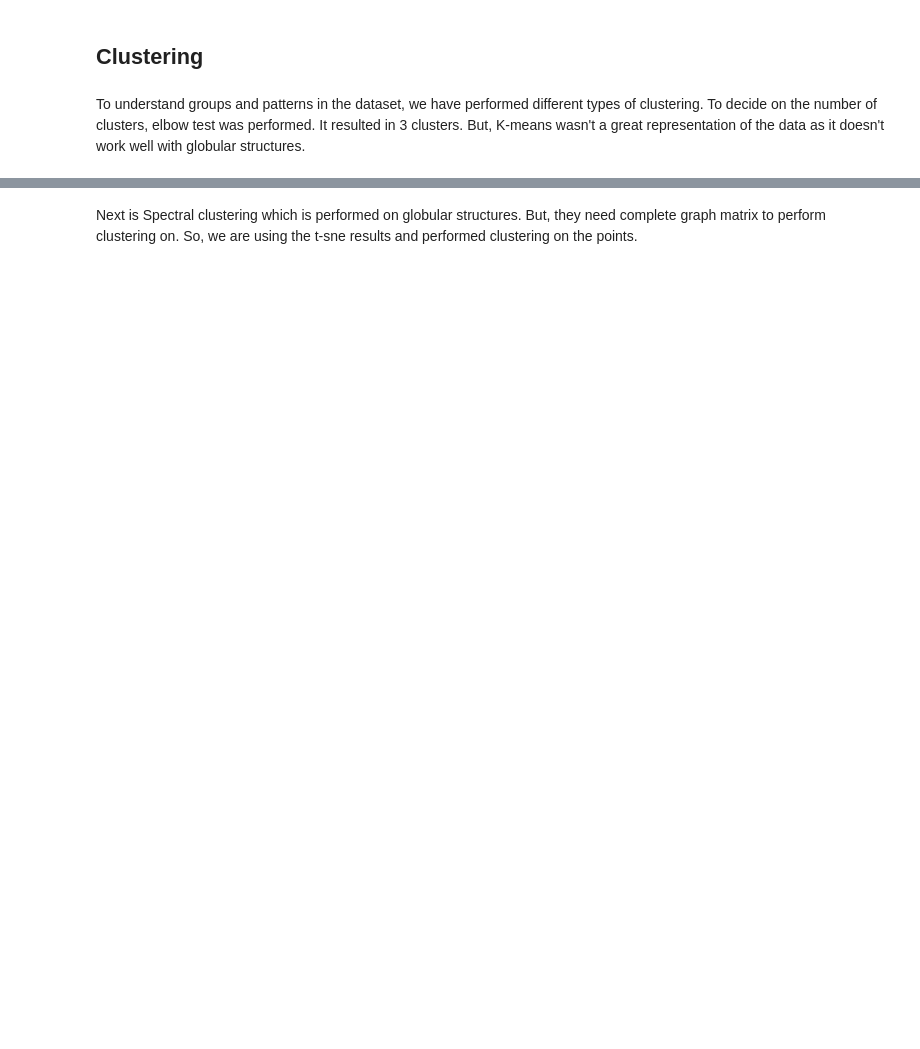
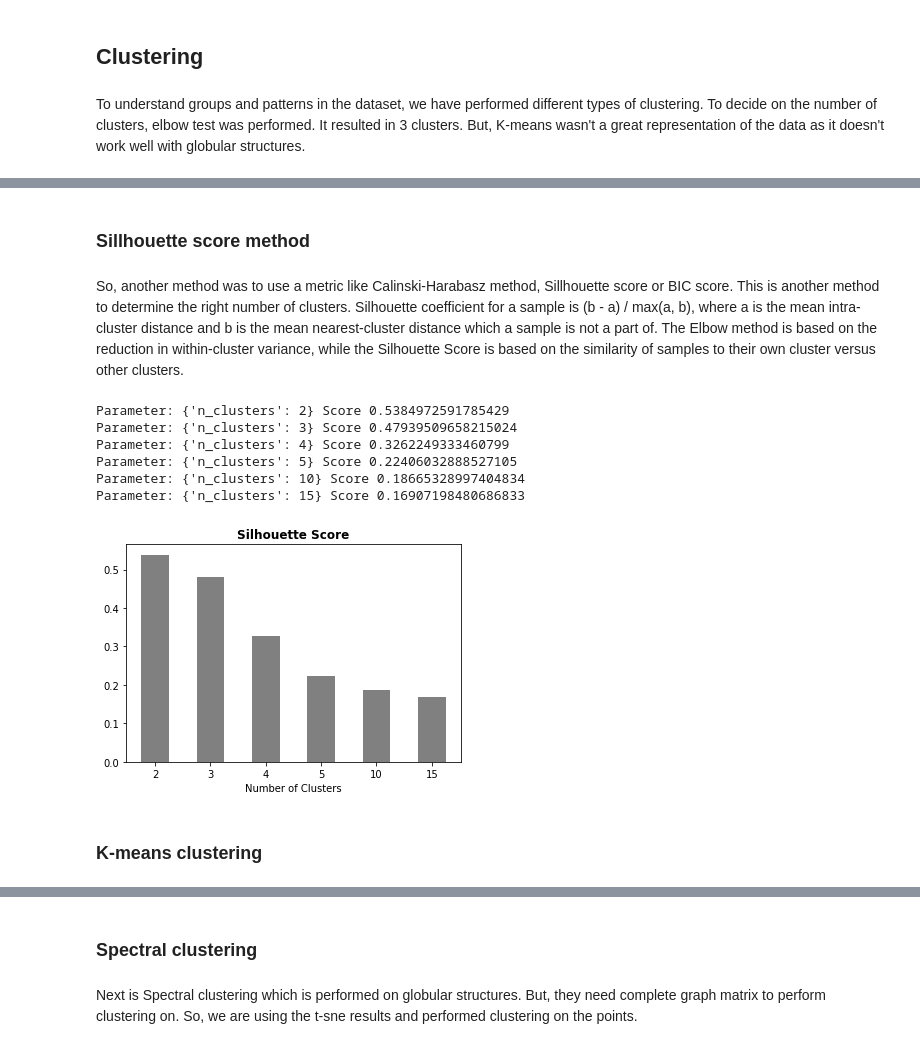
Before and after one commit to pramodhsway/DS-5550-Capstone-Project---Phase-1, a Jupyter notebook: low_risk_solution/Clustering-MBD.ipynb, the cells around one changed output, grey strips where cells are left out. Saved outputs shown, nothing was run; the diff lists cells and outputs as text; code cells hidden in the pictures; blank space fills up the shorter version.

```diff
--- a/low_risk_solution/Clustering-MBD.ipynb
+++ b/low_risk_solution/Clustering-MBD.ipynb
@@ -277,4 +282,49 @@ fig.show()
 [interactive output not drawn]
+# %% [markdown]
+### Sillhouette score method
+# %% [markdown]
+So, another method was to use a metric like Calinski-Harabasz method, Sillhouette score or BIC score. This is another method to determine the right number of clusters. Silhouette coefficient for a sample is (b - a) / max(a, b), where a is the mean intra-cluster distance and b is the mean nearest-cluster distance which a sample is not a part of.
+The Elbow method is based on the reduction in within-cluster variance, while the Silhouette Score is based on the similarity of samples to their own cluster versus other clusters.
+# %%
+X=df
+# probable clusters
+parameters = [2, 3, 4, 5, 10, 15]
+# ParameterGrid to keep a track of our clusters
+parameter_grid = ParameterGrid({'n_clusters': parameters})
+best_score = -1
+kmeans_model = KMeans()
+silhouette_scores = np.zeros(len(parameters))
+
+# evaluation based on silhouette_score
+for i, p in enumerate(parameter_grid):
+    # setting the current parameter form the list
+    kmeans_model.set_params(**p)
+    kmeans_model.fit(X)
+    # calculating silhoutte score
+    ss = metrics.silhouette_score(X, kmeans_model.labels_)
+    silhouette_scores[i] = ss
+    # checking for the best score
+    if ss > best_score:
+        best_score = ss
+        best_grid = p
+    print('Parameter:', p, 'Score', ss)
+
+# plotting silhouette score
+plt.bar(range(len(silhouette_scores)), list(silhouette_scores), align='center', color='grey', width=0.5)
+plt.xticks(range(len(silhouette_scores)), list(parameters))
+plt.title('Silhouette Score', fontweight='bold')
+plt.xlabel('Number of Clusters')
+plt.show()
+# %% [output]
+Parameter: {'n_clusters': 2} Score 0.5384972591785429
+Parameter: {'n_clusters': 3} Score 0.47939509658215024
+Parameter: {'n_clusters': 4} Score 0.3262249333460799
+Parameter: {'n_clusters': 5} Score 0.22406032888527105
+Parameter: {'n_clusters': 10} Score 0.18665328997404834
+Parameter: {'n_clusters': 15} Score 0.16907198480686833
+[figure, added]
+# %% [markdown]
+### K-means clustering
 # %%
 X = df
 kmeans = KMeans(
@@ -288,6 +338,8 @@ title="K-Means Clustering", labels={"x": "PC1", "y": "PC2", "z": "PC3"})
 fig.show()
 # %% [output]
 [interactive output not drawn]
+# %% [markdown]
+### Spectral clustering
 # %% [markdown]
 Next is Spectral clustering which is performed on globular structures. But, they need complete graph matrix to perform clustering on. So, we are using the t-sne results and performed clustering on the points.
 # %%
```
Also changed, not shown: parts of 8 cells of this notebook.
